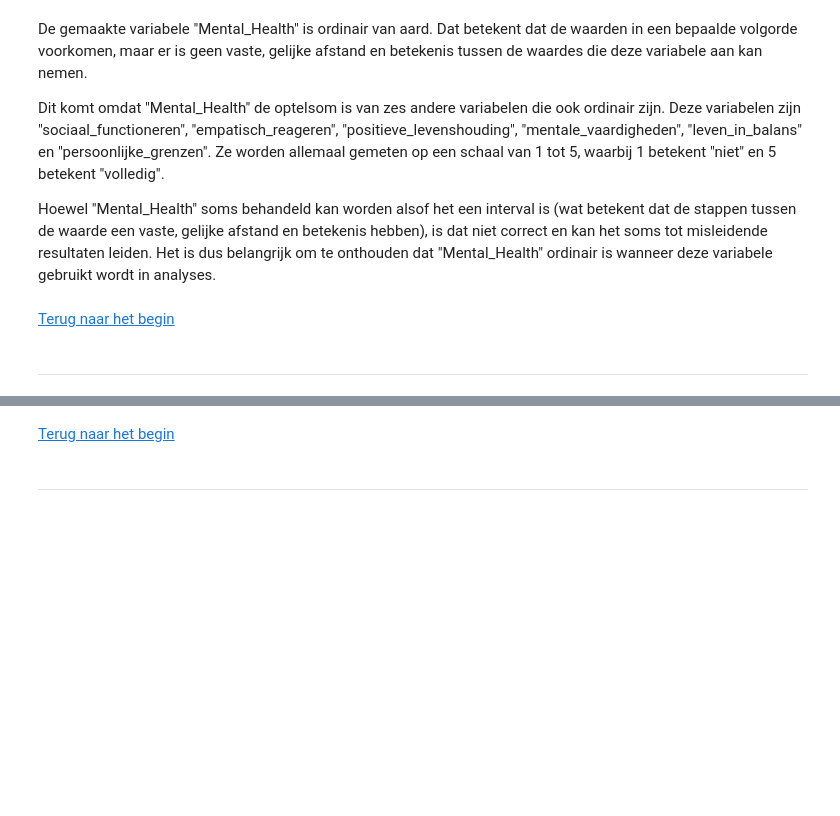
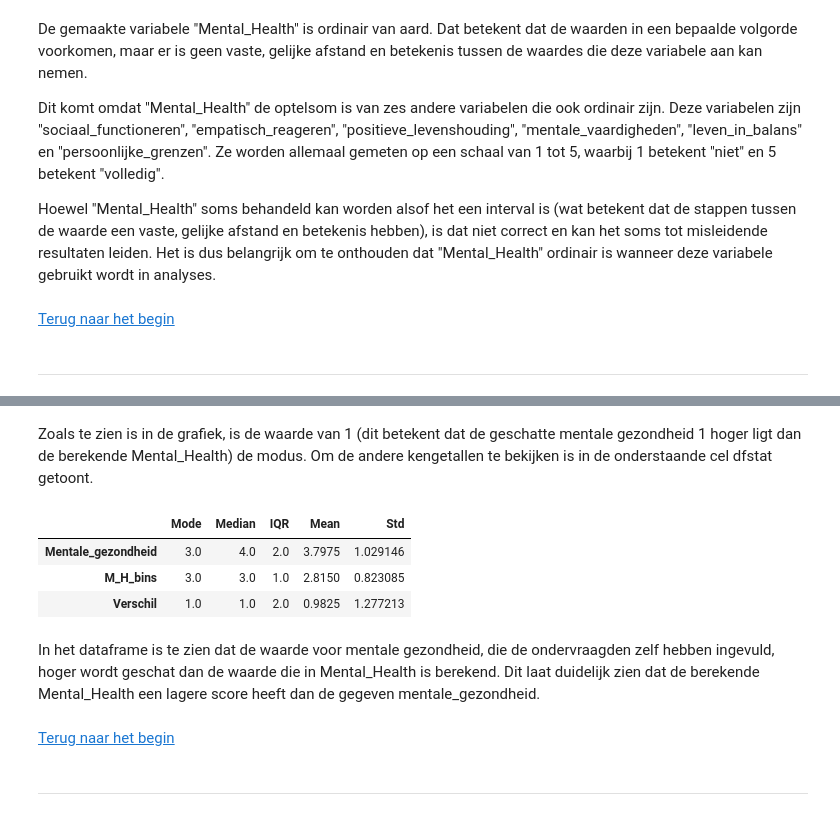
Before and after one commit to BJHeemskerk/WisPort11, a Jupyter notebook: WiskundeII_Portfolio.ipynb, the cells around one changed output, grey strips where cells are left out. Cells and saved outputs as stored; diff of their text form; code cells hidden in the pictures; blank space fills up the shorter version.

```diff
--- a/WiskundeII_Portfolio.ipynb
+++ b/WiskundeII_Portfolio.ipynb
@@ -881,3 +931,14 @@ Door de verdeling van de Mental_Health kolom om te zetten in bins, waardoor ook
+# %% [markdown]
+Zoals te zien is in de grafiek, is de waarde van 1 (dit betekent dat de geschatte mentale gezondheid 1 hoger ligt dan de berekende Mental_Health) de modus. Om de andere kengetallen te bekijken is in de onderstaande cel dfstat getoont.
+# %%
+display(menhel.dfstat)
+# %% [output]
+|  | Mode | Median | IQR | Mean | Std |
+| Mentale_gezondheid | 3.0 | 4.0 | 2.0 | 3.7975 | 1.029146 |
+| M_H_bins | 3.0 | 3.0 | 1.0 | 2.8150 | 0.823085 |
+| Verschil | 1.0 | 1.0 | 2.0 | 0.9825 | 1.277213 |
+# %% [markdown]
+In het dataframe is te zien dat de waarde voor mentale gezondheid, die de ondervraagden zelf hebben ingevuld, hoger wordt geschat dan de waarde die in Mental_Health is berekend. Dit laat duidelijk zien dat de berekende Mental_Health een lagere score heeft dan de gegeven mentale_gezondheid.
 # %% [markdown]
 [Terug naar het begin](#begin)
 # %% [markdown]
```
Also changed, not shown: parts of 47 cells of this notebook.
